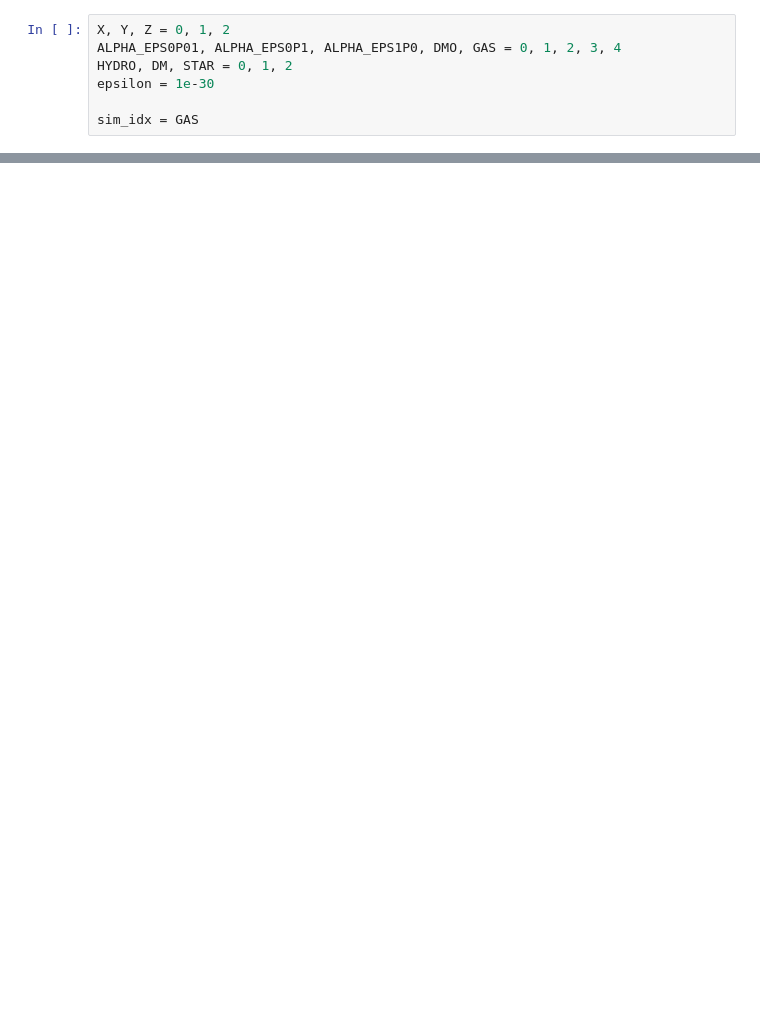
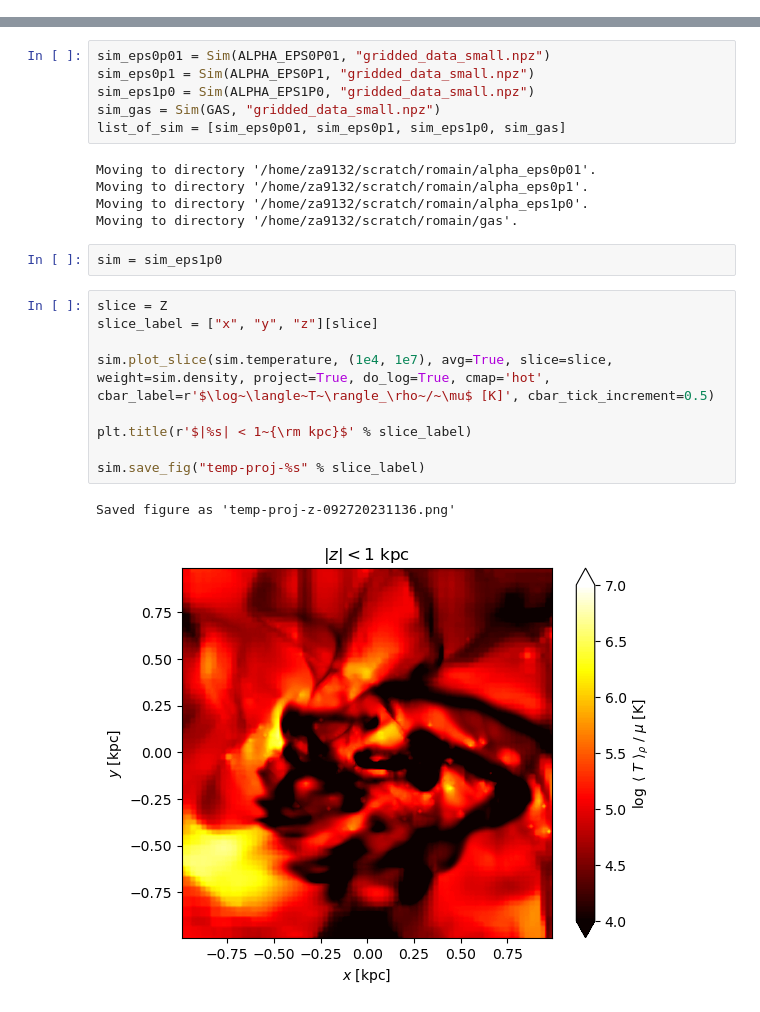
Before and after one commit to zandalman/RAMSES-analysis, a Jupyter notebook: analysis.ipynb, the cells around one changed output, grey strips where cells are left out. Cells and saved outputs as stored; diff of their text form; blank space fills up the shorter version.

```diff
--- a/analysis.ipynb
+++ b/analysis.ipynb
@@ -11,7 +0,0 @@ from tabulate import tabulate
-# %%
-X, Y, Z = 0, 1, 2
-ALPHA_EPS0P01, ALPHA_EPS0P1, ALPHA_EPS1P0, DMO, GAS = 0, 1, 2, 3, 4
-HYDRO, DM, STAR = 0, 1, 2
-epsilon = 1e-30
-
-sim_idx = GAS
@@ -599,0 +17,25 @@ Text(0.5, 1.0, '$|x|, |y|, |z| < 1~{\\rm kpc}$')
+# %%
+sim_eps0p01 = Sim(ALPHA_EPS0P01, "gridded_data_small.npz")
+sim_eps0p1 = Sim(ALPHA_EPS0P1, "gridded_data_small.npz")
+sim_eps1p0 = Sim(ALPHA_EPS1P0, "gridded_data_small.npz")
+sim_gas = Sim(GAS, "gridded_data_small.npz")
+list_of_sim = [sim_eps0p01, sim_eps0p1, sim_eps1p0, sim_gas]
+# %% [output]
+Moving to directory '/home/za9132/scratch/romain/alpha_eps0p01'.
+Moving to directory '/home/za9132/scratch/romain/alpha_eps0p1'.
+Moving to directory '/home/za9132/scratch/romain/alpha_eps1p0'.
+Moving to directory '/home/za9132/scratch/romain/gas'.
+# %%
+sim = sim_eps1p0
+# %%
+slice = Z
+slice_label = ["x", "y", "z"][slice]
+
+sim.plot_slice(sim.temperature, (1e4, 1e7), avg=True, slice=slice, weight=sim.density, project=True, do_log=True, cmap='hot', cbar_label=r'$\log~\langle~T~\rangle_\rho~/~\mu$ [K]', cbar_tick_increment=0.5)
+
+plt.title(r'$|%s| < 1~{\rm kpc}$' % slice_label)
+
+sim.save_fig("temp-proj-%s" % slice_label)
+# %% [output]
+Saved figure as 'temp-proj-z-092720231136.png'
+[figure, added]
```
Also changed, not shown: parts of 58 cells of this notebook, 3 other files.
